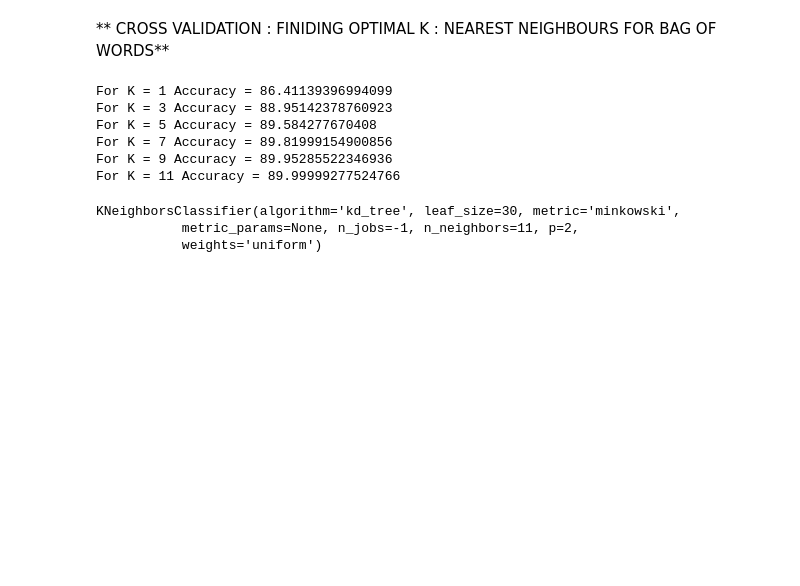
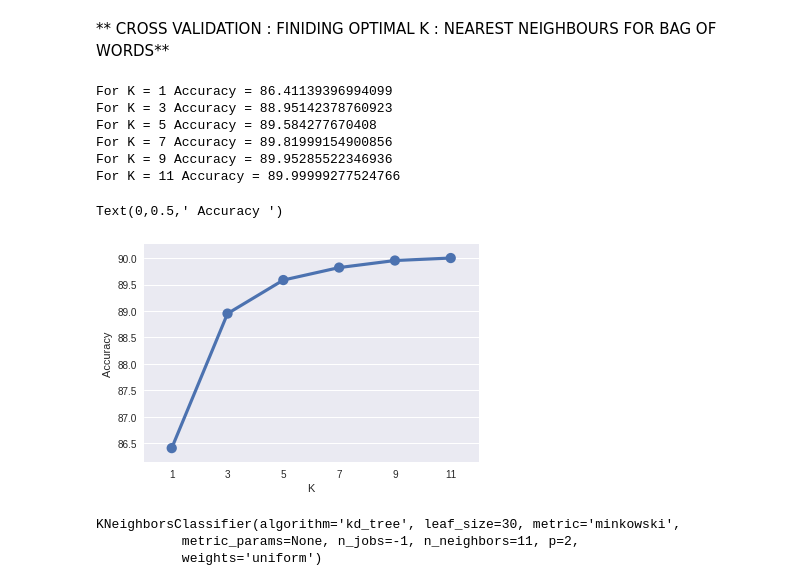
Before and after one commit to iyappan24/Applied-AI-Notebooks, a Jupyter notebook: K_Nearest_Neighbours.ipynb, the cells around one changed output. Saved outputs shown, nothing was run; the diff lists cells and outputs as text; code cells hidden in the pictures; blank space fills up the shorter version.

```diff
--- a/K_Nearest_Neighbours.ipynb
+++ b/K_Nearest_Neighbours.ipynb
@@ -143,6 +143,13 @@ For K = 5 Accuracy = 89.584277670408
 For K = 7 Accuracy = 89.81999154900856
 For K = 9 Accuracy = 89.95285522346936
 For K = 11 Accuracy = 89.99999277524766
+# %%
+sns.pointplot(x = list(range(1,12,2)),y= list(cv.values()))
+plt.xlabel(" K ")
+plt.ylabel(" Accuracy ")
+# %% [output]
+Text(0,0.5,' Accuracy ')
+[figure, added]
 # %%
 knn = KNeighborsClassifier(n_neighbors = 11,algorithm='kd_tree',n_jobs = -1)
 # %%
```
